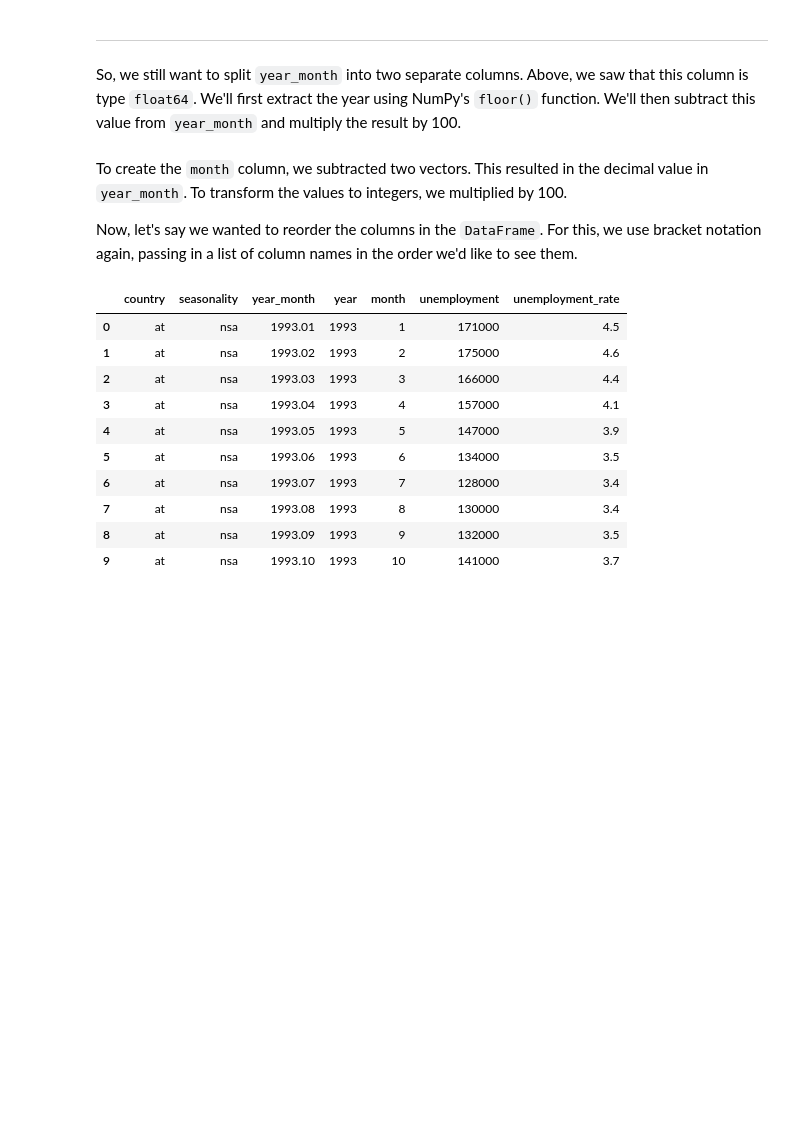
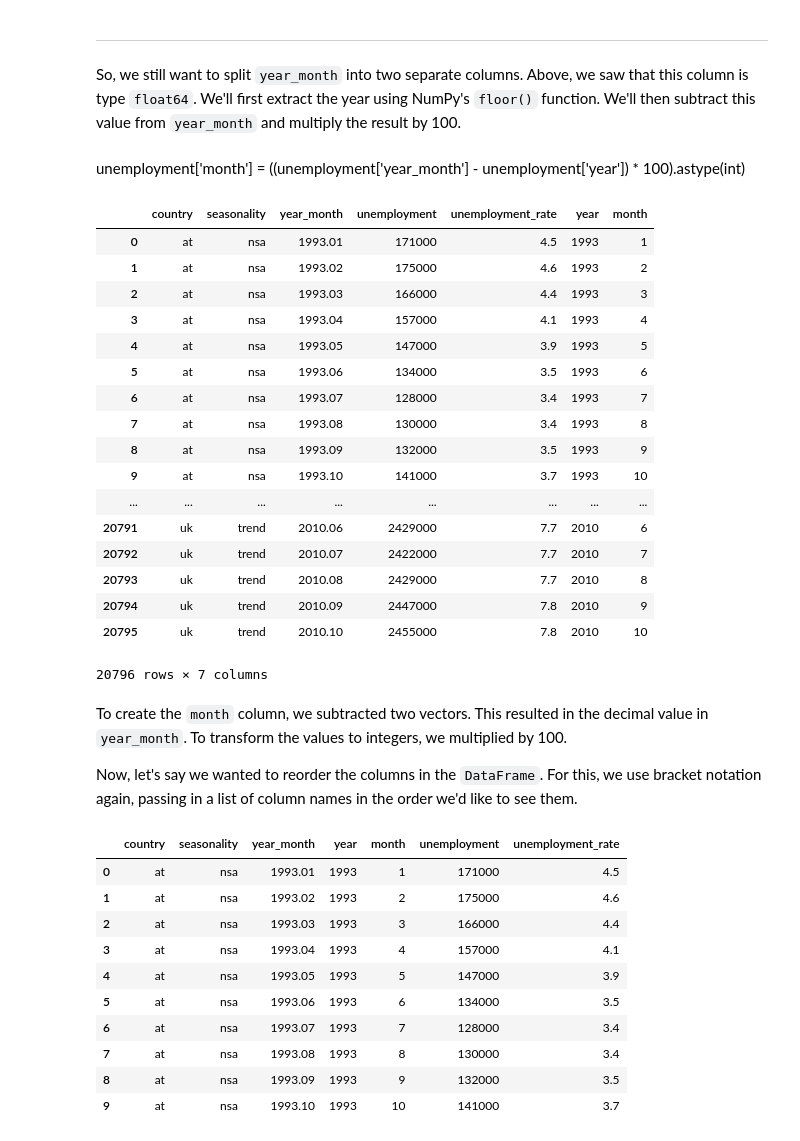
Before and after one commit to dlab-berkeley/Python-Data-Wrangling-Legacy, a Jupyter notebook: introduction-to-pandas.ipynb, the cells around one changed output. Saved outputs shown, nothing was run; the diff lists cells and outputs as text; code cells hidden in the pictures; blank space fills up the shorter version.

```diff
--- a/introduction-to-pandas.ipynb
+++ b/introduction-to-pandas.ipynb
@@ -163,5 +163,28 @@ unemployment['year'] = np.floor(unemployment['year_month'])
 # %%
 unemployment['month'] = (unemployment['year_month'] - unemployment['year']) * 100
+# %% [markdown]
+unemployment['month'] = ((unemployment['year_month'] - unemployment['year']) * 100).astype(int)
+# %%
+unemployment
+# %% [output]
+|  | country | seasonality | year_month | unemployment | unemployment_rate | year | month |
+| 0 | at | nsa | 1993.01 | 171000 | 4.5 | 1993 | 1 |
+| 1 | at | nsa | 1993.02 | 175000 | 4.6 | 1993 | 2 |
+| 2 | at | nsa | 1993.03 | 166000 | 4.4 | 1993 | 3 |
+| 3 | at | nsa | 1993.04 | 157000 | 4.1 | 1993 | 4 |
+| 4 | at | nsa | 1993.05 | 147000 | 3.9 | 1993 | 5 |
+| 5 | at | nsa | 1993.06 | 134000 | 3.5 | 1993 | 6 |
+| 6 | at | nsa | 1993.07 | 128000 | 3.4 | 1993 | 7 |
+| 7 | at | nsa | 1993.08 | 130000 | 3.4 | 1993 | 8 |
+| 8 | at | nsa | 1993.09 | 132000 | 3.5 | 1993 | 9 |
+| 9 | at | nsa | 1993.10 | 141000 | 3.7 | 1993 | 10 |
+| ... | ... | ... | ... | ... | ... | ... | ... |
+| 20791 | uk | trend | 2010.06 | 2429000 | 7.7 | 2010 | 6 |
+| 20792 | uk | trend | 2010.07 | 2422000 | 7.7 | 2010 | 7 |
+| 20793 | uk | trend | 2010.08 | 2429000 | 7.7 | 2010 | 8 |
+| 20794 | uk | trend | 2010.09 | 2447000 | 7.8 | 2010 | 9 |
+| 20795 | uk | trend | 2010.10 | 2455000 | 7.8 | 2010 | 10 |
+20796 rows × 7 columns
 # %% [markdown]
 To create the `month` column, we subtracted two vectors. This resulted in the decimal value in `year_month`. To transform the values to integers, we multiplied by 100.
 
```
Also changed, not shown: parts of 10 cells of this notebook.
